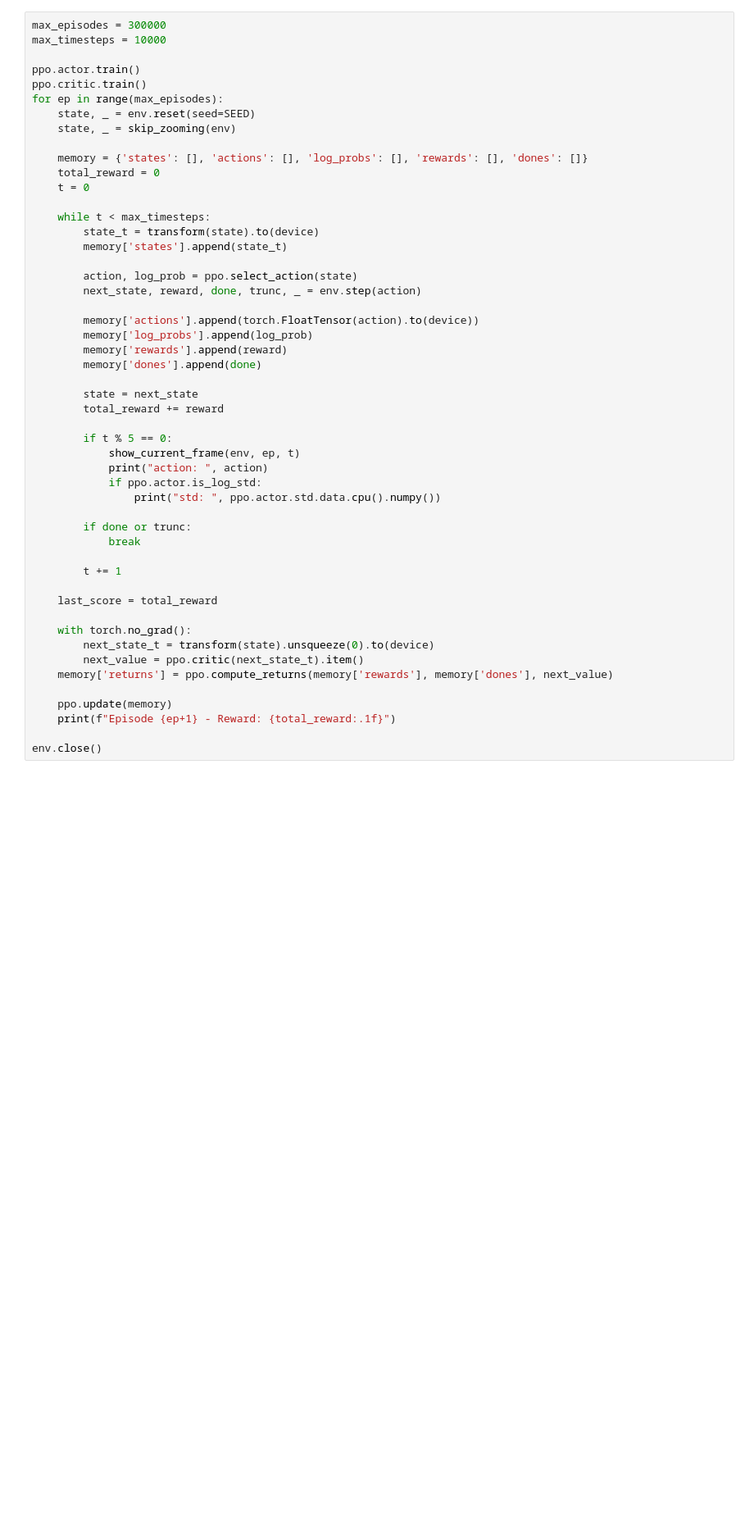
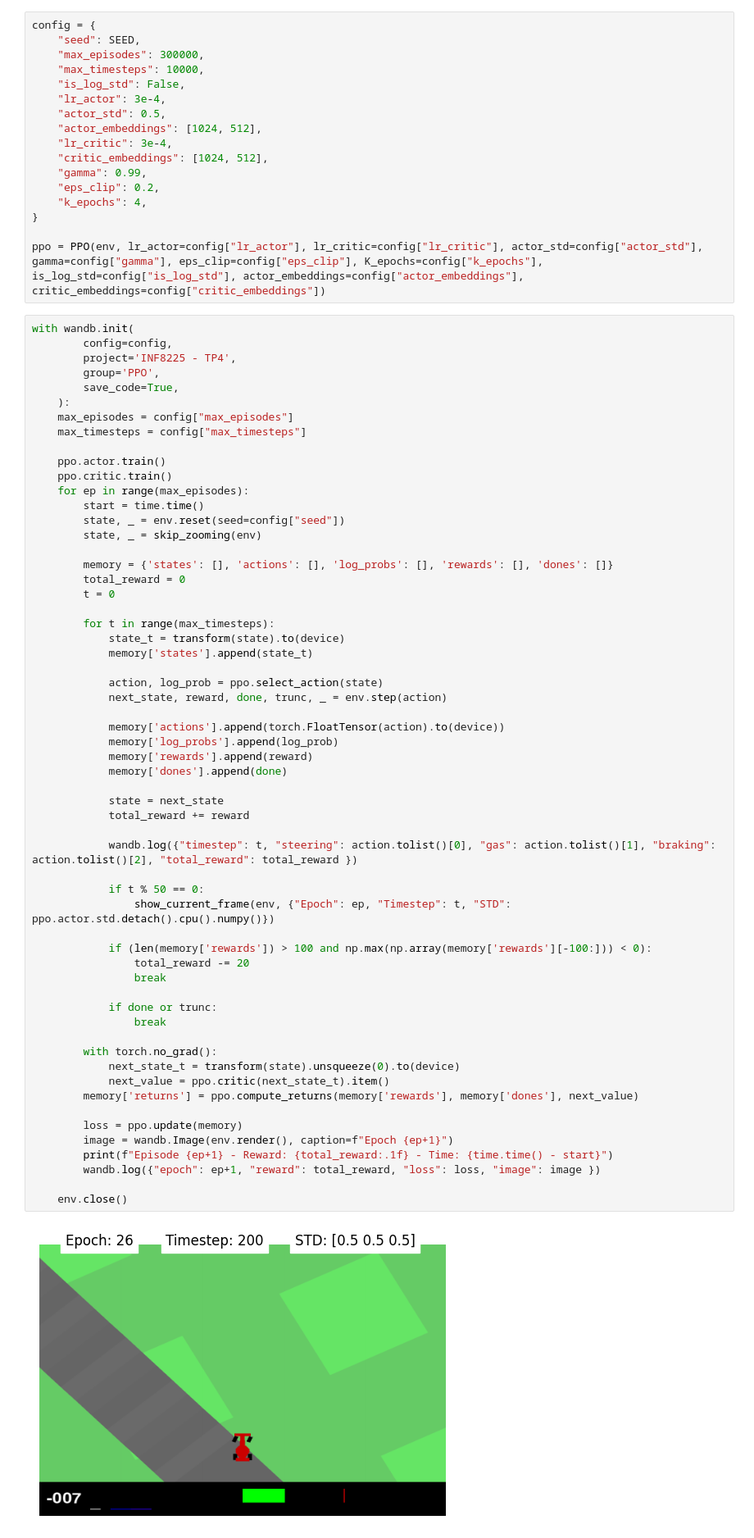
Before and after one commit to LEX0RE/INF8225, a Jupyter notebook: TP4/TP4/INF8225_TP4_2025.ipynb, the cells around one changed output. Shown at 82% size. Cells and saved outputs as stored; diff of their text form; blank space fills up the shorter version.

```diff
--- a/TP4/TP4/INF8225_TP4_2025.ipynb
+++ b/TP4/TP4/INF8225_TP4_2025.ipynb
@@ -269,52 +291,78 @@ ppo = PPO(env, is_log_std=False, actor_std=0.4)
+# %%
+config = {
+	"seed": SEED,
+	"max_episodes": 300000,
+	"max_timesteps": 10000,
+	"is_log_std": False,
+	"lr_actor": 3e-4,
+	"actor_std": 0.5,
+	"actor_embeddings": [1024, 512],
+	"lr_critic": 3e-4,
+	"critic_embeddings": [1024, 512],
+	"gamma": 0.99,
+	"eps_clip": 0.2,
+	"k_epochs": 4,
+}
+
+ppo = PPO(env, lr_actor=config["lr_actor"], lr_critic=config["lr_critic"], actor_std=config["actor_std"], gamma=config["gamma"], eps_clip=config["eps_clip"], K_epochs=config["k_epochs"], is_log_std=config["is_log_std"], actor_embeddings=config["actor_embeddings"], critic_embeddings=config["critic_embeddings"])
 # %%
-max_episodes = 300000
-max_timesteps = 10000
+with wandb.init(
+        config=config,
+        project='INF8225 - TP4',
+        group='PPO',
+        save_code=True,
+    ):
+	max_episodes = config["max_episodes"]
+	max_timesteps = config["max_timesteps"]
 
-ppo.actor.train()
-ppo.critic.train()
-for ep in range(max_episodes):
-	state, _ = env.reset(seed=SEED)
-	state, _ = skip_zooming(env)
+	ppo.actor.train()
+	ppo.critic.train()
+	for ep in range(max_episodes):
+		start = time.time()
+		state, _ = env.reset(seed=config["seed"])
+		state, _ = skip_zooming(env)
 
-	memory = {'states': [], 'actions': [], 'log_probs': [], 'rewards': [], 'dones': []}
-	total_reward = 0
-	t = 0
+		memory = {'states': [], 'actions': [], 'log_probs': [], 'rewards': [], 'dones': []}
+		total_reward = 0
+		t = 0
 
-	while t < max_timesteps:
-		state_t = transform(state).to(device)
-		memory['states'].append(state_t)
+		for t in range(max_timesteps):
+			state_t = transform(state).to(device)
+			memory['states'].append(state_t)
 
-		action, log_prob = ppo.select_action(state)
-		next_state, reward, done, trunc, _ = env.step(action)
+			action, log_prob = ppo.select_action(state)
+			next_state, reward, done, trunc, _ = env.step(action)
 
-		memory['actions'].append(torch.FloatTensor(action).to(device))
-		memory['log_probs'].append(log_prob)
-		memory['rewards'].append(reward)
-		memory['dones'].append(done)
+			memory['actions'].append(torch.FloatTensor(action).to(device))
+			memory['log_probs'].append(log_prob)
+			memory['rewards'].append(reward)
+			memory['dones'].append(done)
 
-		state = next_state
-		total_reward += reward
+			state = next_state
+			total_reward += reward
 
-		if t % 5 == 0:
-			show_current_frame(env, ep, t)
-			print("action: ", action)
-			if ppo.actor.is_log_std:
-				print("std: ", ppo.actor.std.data.cpu().numpy())
+			wandb.log({"timestep": t, "steering": action.tolist()[0], "gas": action.tolist()[1], "braking": action.tolist()[2], "total_reward": total_reward })
 
-		if done or trunc:
-			break
+			if t % 50 == 0:
+				show_current_frame(env, {"Epoch": ep, "Timestep": t, "STD": ppo.actor.std.detach().cpu().numpy()})
 
-		t += 1
+			if (len(memory['rewards']) > 100 and np.max(np.array(memory['rewards'][-100:])) < 0):
+				total_reward -= 20
+				break
 
-	last_score = total_reward
+			if done or trunc:
+				break
 
-	with torch.no_grad():
-		next_state_t = transform(state).unsqueeze(0).to(device)
-		next_value = ppo.critic(next_state_t).item()
-	memory['returns'] = ppo.compute_returns(memory['rewards'], memory['dones'], next_value)
+		with torch.no_grad():
+			next_state_t = transform(state).unsqueeze(0).to(device)
+			next_value = ppo.critic(next_state_t).item()
+		memory['returns'] = ppo.compute_returns(memory['rewards'], memory['dones'], next_value)
 
-	ppo.update(memory)
-	print(f"Episode {ep+1} - Reward: {total_reward:.1f}")
+		loss = ppo.update(memory)
+		image = wandb.Image(env.render(), caption=f"Epoch {ep+1}")
+		print(f"Episode {ep+1} - Reward: {total_reward:.1f} - Time: {time.time() - start}")
+		wandb.log({"epoch": ep+1, "reward": total_reward, "loss": loss, "image": image })
 
-env.close()
+	env.close()
 # %% [output]
+[figure, added]
```
Also changed, not shown: parts of 10 cells of this notebook, 2 other files.
